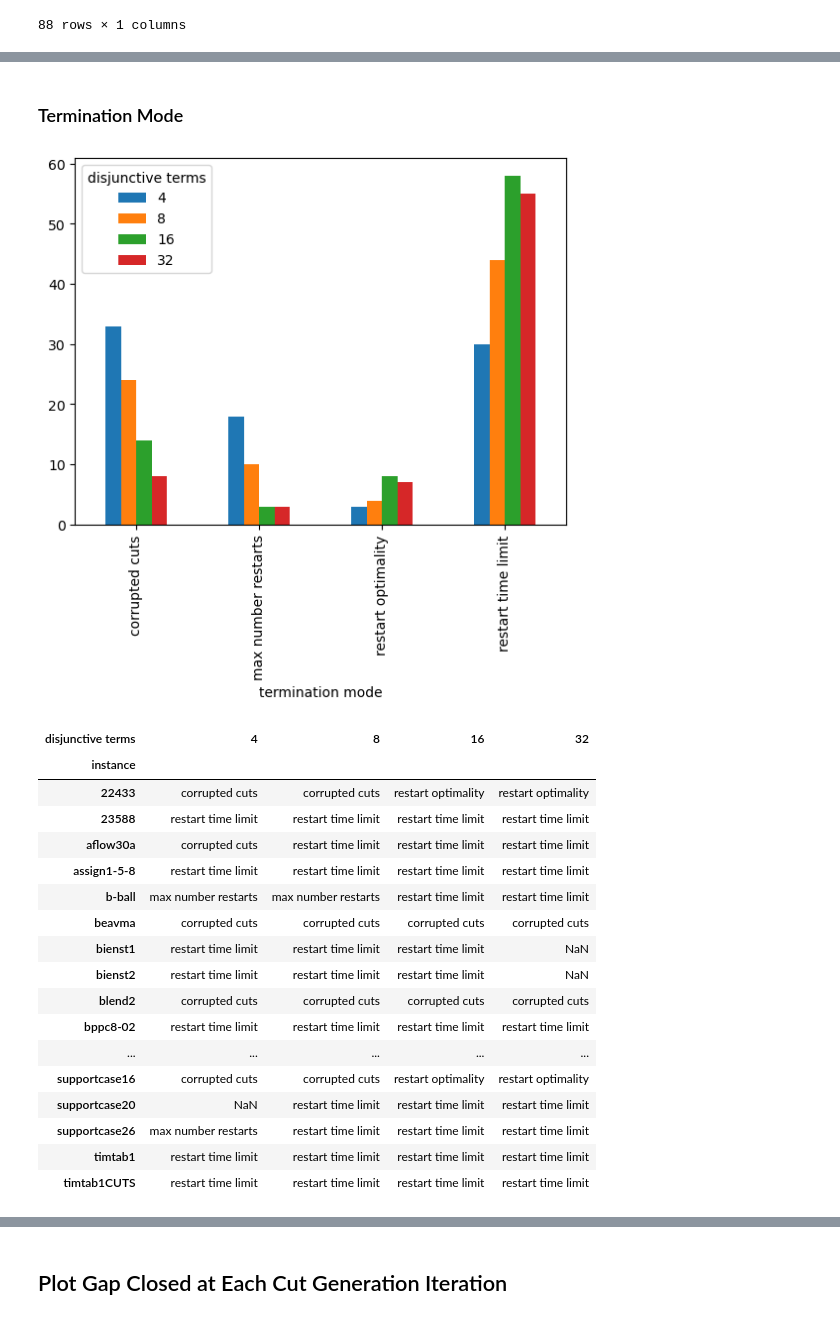
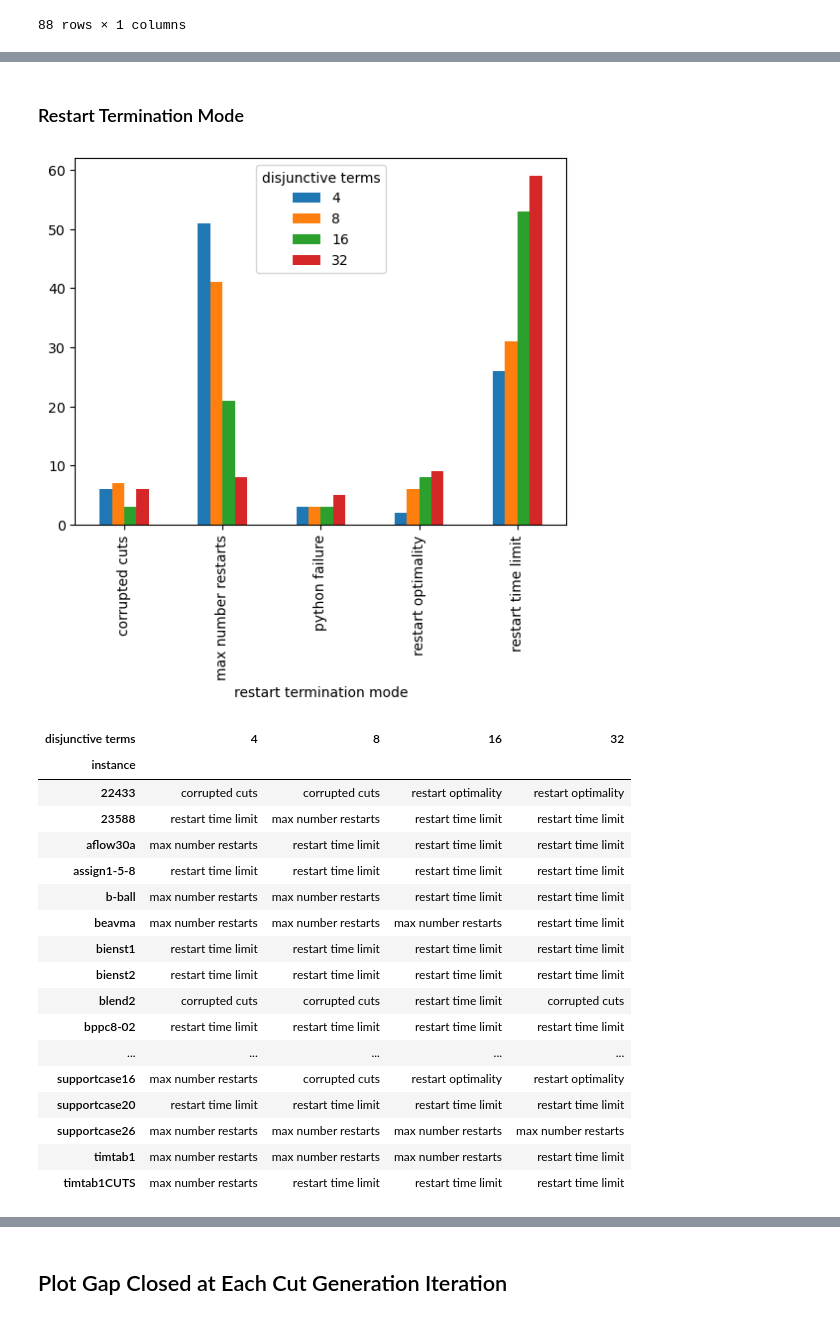
Before and after one commit to spkelle2/warm_starting_series_of_MILPs, a Jupyter notebook: experiments/graphs.ipynb, the cells around one changed output, grey strips where cells are left out. Cells and saved outputs as stored; diff of their text form; code cells hidden in the pictures.

```diff
--- a/experiments/graphs.ipynb
+++ b/experiments/graphs.ipynb
@@ -66,32 +66,32 @@ raw_termination_df
 # %% [markdown]
-### Termination Mode
+### Restart Termination Mode
 # %%
 df = raw_termination_df.groupby(['disjunctive terms',
-                                 'termination mode']).count()['instance'].reset_index()
-df.pivot(index='termination mode', columns='disjunctive terms')['instance'].plot(kind='bar')
+                                 'restart termination mode']).count()['instance'].reset_index()
+df.pivot(index='restart termination mode', columns='disjunctive terms')['instance'].plot(kind='bar')
 plt.show()
 # %% [output]
-[figure, old version]
+[figure, new version]
 # %%
 with pd.option_context('display.max_rows', 100, 'display.max_columns', 30):
     display(raw_termination_df.pivot(index='instance',
-                                     columns='disjunctive terms')['termination mode'])
+                                     columns='disjunctive terms')['restart termination mode'])
 # %% [output]
 | disjunctive terms | 4 | 8 | 16 | 32 |
 | instance |  |  |  |  |
 | 22433 | corrupted cuts | corrupted cuts | restart optimality | restart optimality |
-| 23588 | restart time limit | restart time limit | restart time limit | restart time limit |
-| aflow30a | corrupted cuts | restart time limit | restart time limit | restart time limit |
+| 23588 | restart time limit | max number restarts | restart time limit | restart time limit |
+| aflow30a | max number restarts | restart time limit | restart time limit | restart time limit |
 | assign1-5-8 | restart time limit | restart time limit | restart time limit | restart time limit |
 | b-ball | max number restarts | max number restarts | restart time limit | restart time limit |
-| beavma | corrupted cuts | corrupted cuts | corrupted cuts | corrupted cuts |
-| bienst1 | restart time limit | restart time limit | restart time limit | NaN |
-| bienst2 | restart time limit | restart time limit | restart time limit | NaN |
-| blend2 | corrupted cuts | corrupted cuts | corrupted cuts | corrupted cuts |
+| beavma | max number restarts | max number restarts | max number restarts | restart time limit |
+| bienst1 | restart time limit | restart time limit | restart time limit | restart time limit |
+| bienst2 | restart time limit | restart time limit | restart time limit | restart time limit |
+| blend2 | corrupted cuts | corrupted cuts | restart time limit | corrupted cuts |
 | bppc8-02 | restart time limit | restart time limit | restart time limit | restart time limit |
 | ... | ... | ... | ... | ... |
-| supportcase16 | corrupted cuts | corrupted cuts | restart optimality | restart optimality |
-| supportcase20 | NaN | restart time limit | restart time limit | restart time limit |
-| supportcase26 | max number restarts | restart time limit | restart time limit | restart time limit |
-| timtab1 | restart time limit | restart time limit | restart time limit | restart time limit |
-| timtab1CUTS | restart time limit | restart time limit | restart time limit | restart time limit |
+| supportcase16 | max number restarts | corrupted cuts | restart optimality | restart optimality |
+| supportcase20 | restart time limit | restart time limit | restart time limit | restart time limit |
+| supportcase26 | max number restarts | max number restarts | max number restarts | max number restarts |
+| timtab1 | max number restarts | max number restarts | max number restarts | restart time limit |
+| timtab1CUTS | max number restarts | restart time limit | restart time limit | restart time limit |
```
Also changed, not shown: parts of 31 cells of this notebook.
